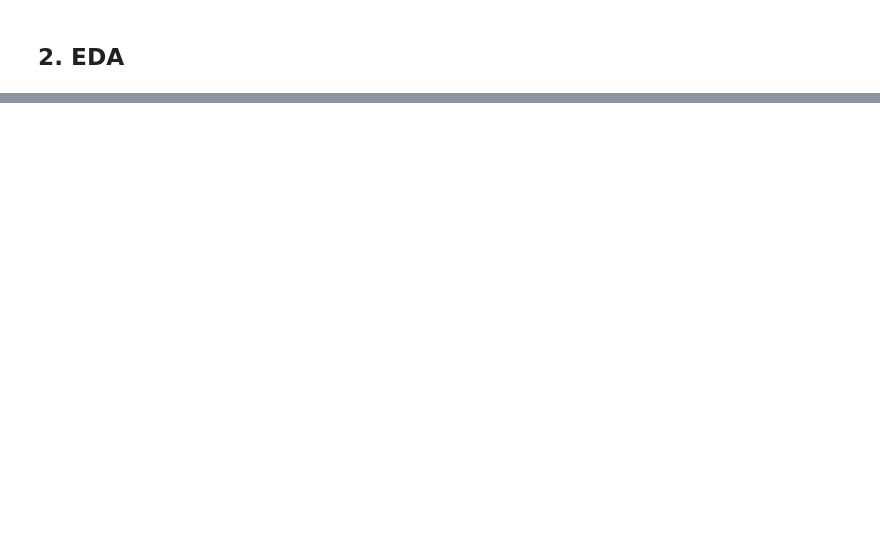
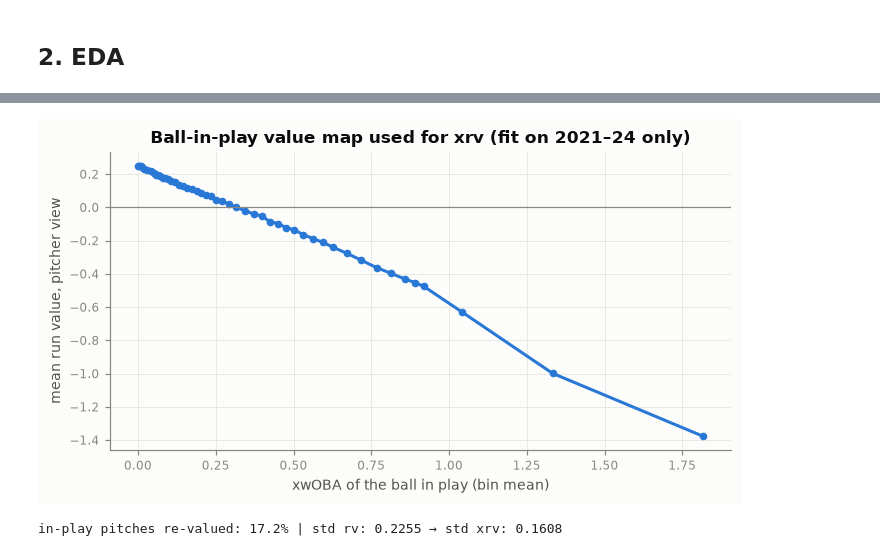
Before and after one commit to karthikiyer365/SportSignal, a Jupyter notebook: Baseball Analytics/pitch-quality/pitch_quality_baseline.ipynb, the cells around one changed output, grey strips where cells are left out. Cells and saved outputs as stored; diff of their text form; code cells hidden in the pictures; blank space fills up the shorter version.

```diff
--- a/Baseball Analytics/pitch-quality/pitch_quality_baseline.ipynb
+++ b/Baseball Analytics/pitch-quality/pitch_quality_baseline.ipynb
@@ -225,0 +194,23 @@ Next: per-pitch-type models (fastballs / breaking / offspeed), a location + coun
+# %%
+df["rv"] = (-df.delta_run_exp).astype("float32")  # actual, pitcher view
+tr, va, te, t20 = (df.season.isin(s) for s in (TRAIN, VAL, TEST, TEST_2020))
+
+in_play = (df.description == "hit_into_play") & df.estimated_woba_using_speedangle.notna()
+edges = np.unique(df.loc[tr & in_play, "estimated_woba_using_speedangle"].quantile(np.linspace(0, 1, 51)).values)
+edges[0], edges[-1] = -np.inf, np.inf
+bin_id = pd.cut(df.estimated_woba_using_speedangle, edges, labels=False)
+bin_rv = df.loc[tr & in_play].groupby(bin_id[tr & in_play]).rv.mean()
+df["xrv"] = df.rv
+df.loc[in_play, "xrv"] = bin_id[in_play].map(bin_rv).astype("float32")
+
+b = df.loc[tr & in_play].assign(bin=bin_id).groupby("bin").agg(xwoba=("estimated_woba_using_speedangle", "mean"), rv=("rv", "mean"))
+fig, ax = plt.subplots(figsize=(6.5, 3.6))
+ax.plot(b.xwoba, b.rv, marker="o", ms=4, color=BLUE)
+ax.axhline(0, color=MUTED, lw=0.8)
+ax.set(xlabel="xwOBA of the ball in play (bin mean)", ylabel="mean run value, pitcher view",
+       title="Ball-in-play value map used for xrv (fit on 2021–24 only)")
+plt.tight_layout(); plt.show()
+print("in-play pitches re-valued:", f"{in_play.mean():.1%}", "| std rv:", round(df.rv.std(), 4), "→ std xrv:", round(df.xrv.std(), 4))
+# %% [output]
+[figure, added]
+in-play pitches re-valued: 17.2% | std rv: 0.2255 → std xrv: 0.1608
```
Also changed, not shown: parts of 49 cells of this notebook, 3 other files.
